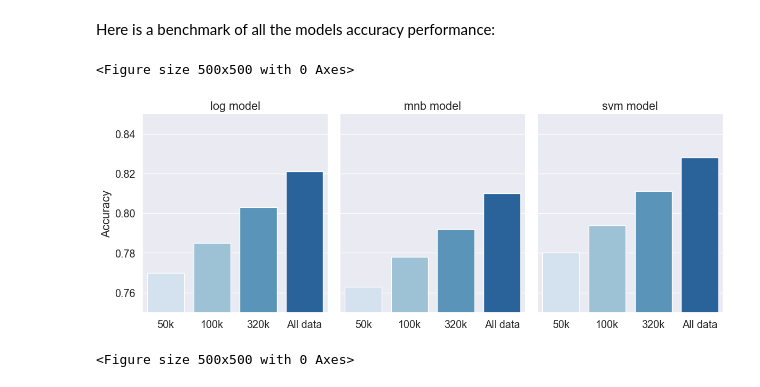
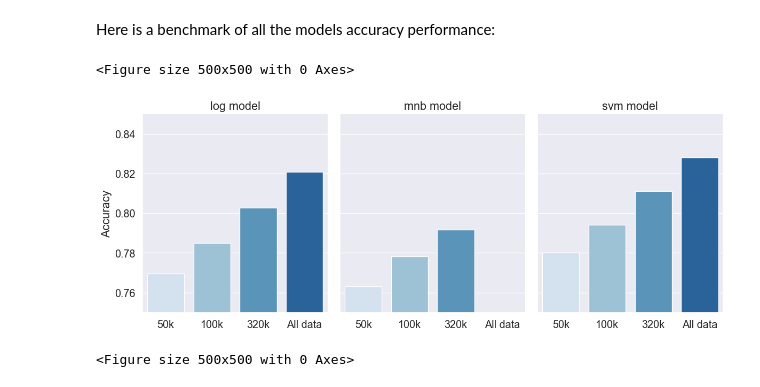
Before and after one commit to ReneDCDSL/Twitter_SA, a Jupyter notebook: Twitter_Sentiment_Analysis_FULL.ipynb, the cells around one changed output. Cells and saved outputs as stored; diff of their text form; code cells hidden in the pictures.

Commit message:
log svm res, update results conclusion

```diff
--- a/Twitter_Sentiment_Analysis_FULL.ipynb
+++ b/Twitter_Sentiment_Analysis_FULL.ipynb
@@ -1200,0 +1228,11 @@ Best parameters set:
+# %%
+cv_results = pd.DataFrame(gs.cv_results_)
+metric='accuracy'
+metric_dict = {
+    'precision': 'mean_test_precision',
+    'recall': 'mean_test_recall',
+    'f1': 'mean_test_f1',
+    'accuracy': 'mean_test_accuracy',
+}
+
+cv_results.iloc[cv_results['mean_test_accuracy'].idxmax(), :]
@@ -1818,31 +1828,31 @@ Y_test = utils.to_categorical(y_test, nb_classes)
 # %%
 batch_size = 128
 
-model = Sequential()
-model.add(Embedding(max_features, 128))
-model.add(Dropout(0.2))
-model.add(LSTM(100))
-model.add(Dropout(0.2))
-model.add(Dense(nb_classes, activation='sigmoid'))
+model_1 = Sequential()
+model_1.add(Embedding(max_features, 128))
+model_1.add(Dropout(0.2))
+model_1.add(LSTM(100))
+model_1.add(Dropout(0.2))
+model_1.add(Dense(nb_classes, activation='sigmoid'))
 
-model.compile(loss='binary_crossentropy',
+model_1.compile(loss='binary_crossentropy',
               optimizer='adam',
               metrics=['accuracy'])
 
-model.fit(X_train,
+model_1.fit(X_train,
           Y_train,
           batch_size=batch_size,
           epochs=2,
           validation_data=(X_test, Y_test))
 
-score, acc = model.evaluate(X_test,
+score, acc = model_1.evaluate(X_test,
                             Y_test,
                             batch_size=batch_size)
 print('Test score:', score)
 print('Test accuracy:', acc)
 
 # Predict the output class
-y_pred = model.predict(X_test)
+y_pred = model_1.predict(X_test)
 
 # Extract the most probable class
 y_pred = np.argmax(y_pred,axis=1)
@@ -2132,18 +2147,18 @@ results_ = pd.DataFrame.from_dict(data)
 # %%
 plt.figure(figsize=(5, 5))
 g = sns.catplot(x='size',
                 y='accuracy',
                 col='model',
-                data=results_,
+                data=results,
                 kind='bar',
                 palette="Blues",
                 height=5,
                 aspect=.8)
 g.set_axis_labels("", "Accuracy")
 g.set_xticklabels(["50k", "100k", "320k", 'All data'])
 g.set_titles("{col_name} {col_var}")
 g.set(ylim=(0.75, 0.85));
 # %% [output]
 <Figure size 500x500 with 0 Axes>
-[figure, old version]
+[figure, new version]
 # %%
```
Also changed, not shown: parts of 31 cells of this notebook, 5 other files.
